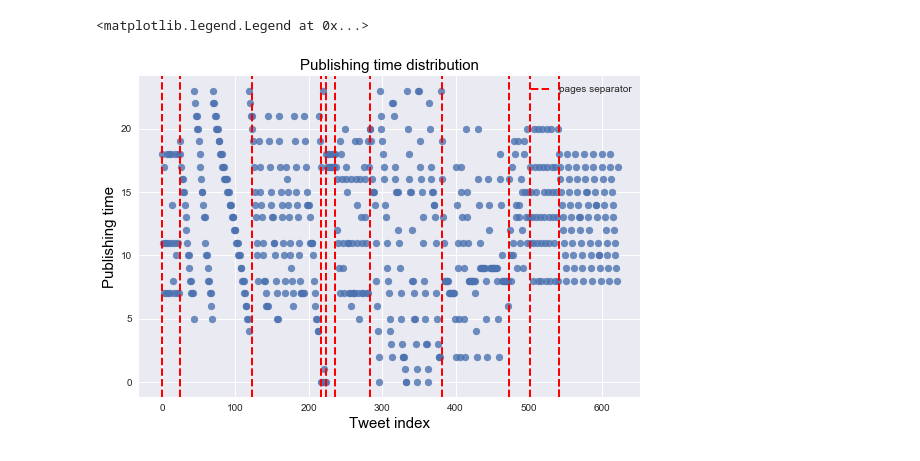
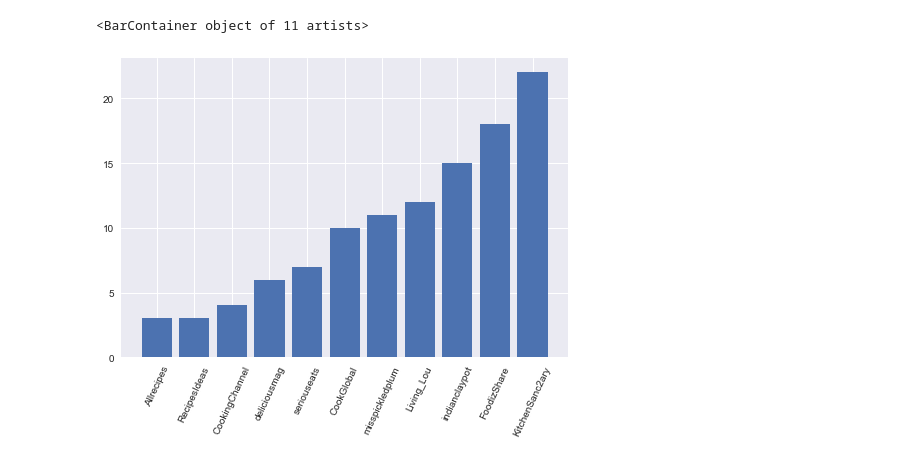
Before and after one commit to MatteoScorcia/Tweet_popularity, a Jupyter notebook: dataset/distributions_try.ipynb, the cells around one changed output. Saved outputs shown, nothing was run; the diff lists cells and outputs as text; code cells hidden in the pictures.

```diff
--- a/dataset/distributions_try.ipynb
+++ b/dataset/distributions_try.ipynb
@@ -36,6 +27,0 @@ plt.plot(data.index.tolist(), data['ratio'].tolist(), alpha=0.8)
-# %%
-plt.style.use("seaborn")
-plt.title('Urls distribution', color='black', size=15)
-plt.xlabel('Tweet index', color='black', size=15)
-plt.ylabel('Number of Urls', color='black', size=15)
-plt.scatter(data.index.tolist(), data['urls'].tolist(), alpha=0.8, s=15)
@@ -45,6 +27,0 @@ plt.scatter(data.index.tolist(), data['urls'].tolist(), alpha=0.8, s=15)
-# %%
-plt.style.use("seaborn")
-plt.title('Retweets distribution', color='black', size=15)
-plt.xlabel('Tweet index', color='black', size=15)
-plt.ylabel('Number of retweets', color='black', size=15)
-plt.plot(data.index.tolist(), data['retweet_count'].tolist(), alpha=0.8)
@@ -54,18 +28,11 @@ plt.plot(data.index.tolist(), data['retweet_count'].tolist(), alpha=0.8)
-# %%
-plt.style.use("seaborn")
-plt.title('Publishing time distribution', color='black', size=15)
-plt.xlabel('Tweet index', color='black', size=15)
-plt.ylabel('Publishing time', color='black', size=15)
-plt.scatter(data.index.tolist(), data['time'].tolist(), alpha=0.8)
-
-for name in data.screen_name.unique():
-    start = data[data.screen_name == name].index[0]
-    plt.axvline(start, color='red', linewidth=2, linestyle='--')
-
-start = data[data.screen_name == name].index[0]
-plt.axvline(start, color='red', label='pages separator', linewidth=2, linestyle='--')
-
-plt.legend(loc = 'best')
-# %% [output]
-<matplotlib.legend.Legend at 0x...>
-[figure, removed]
+# %%
+mean = data[['screen_name', 'retweet_count']].groupby(['screen_name']).mean().round(0).sort_values('retweet_count')
+x = []
+for element in mean.values:
+    x.append(int(element))
+# %%
+plt.xticks(rotation=65)
+plt.bar(mean.index, height=x)
+# %% [output]
+<BarContainer object of 11 artists>
+[figure, added]
```
Also changed, not shown: parts of 10 cells of this notebook, 2 other files.
